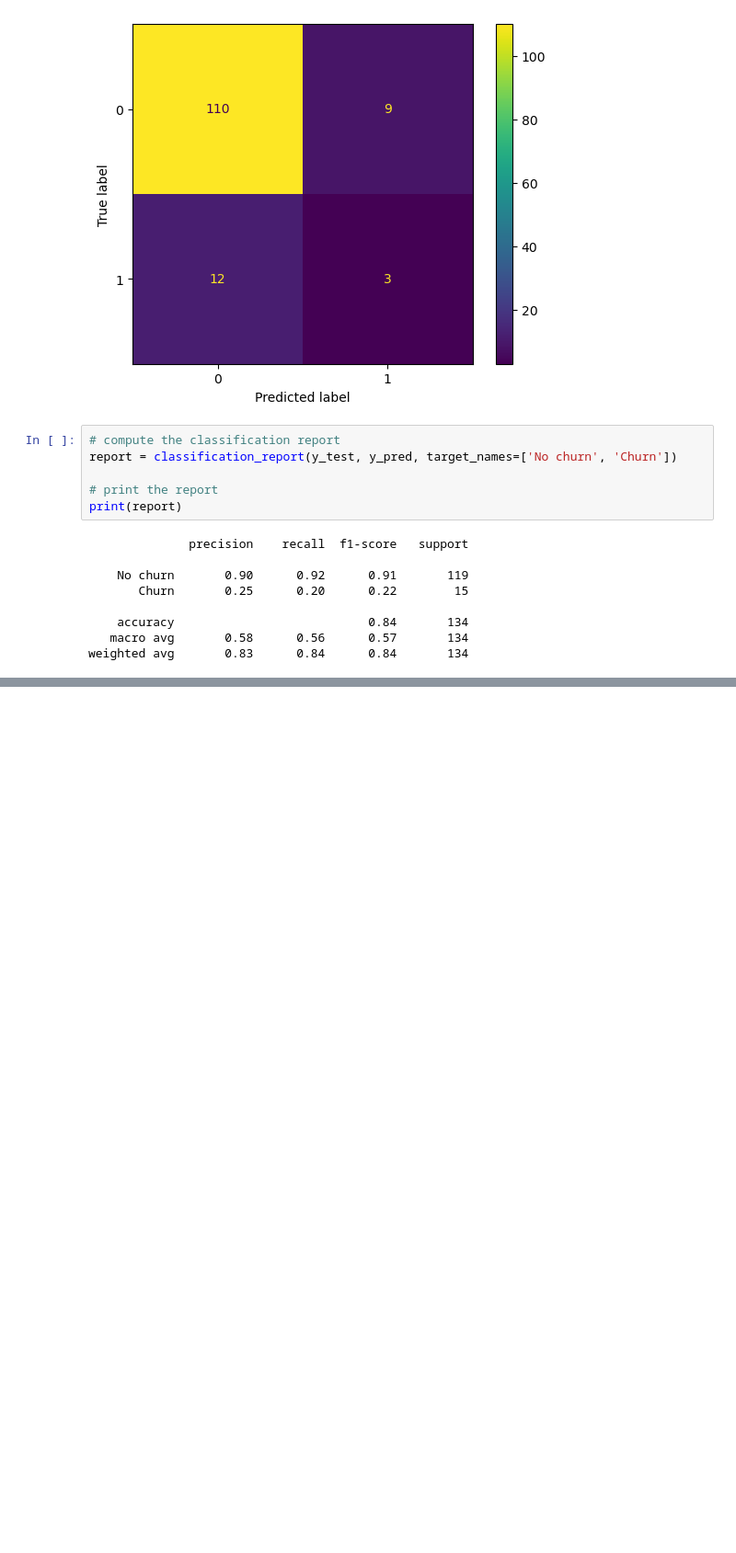
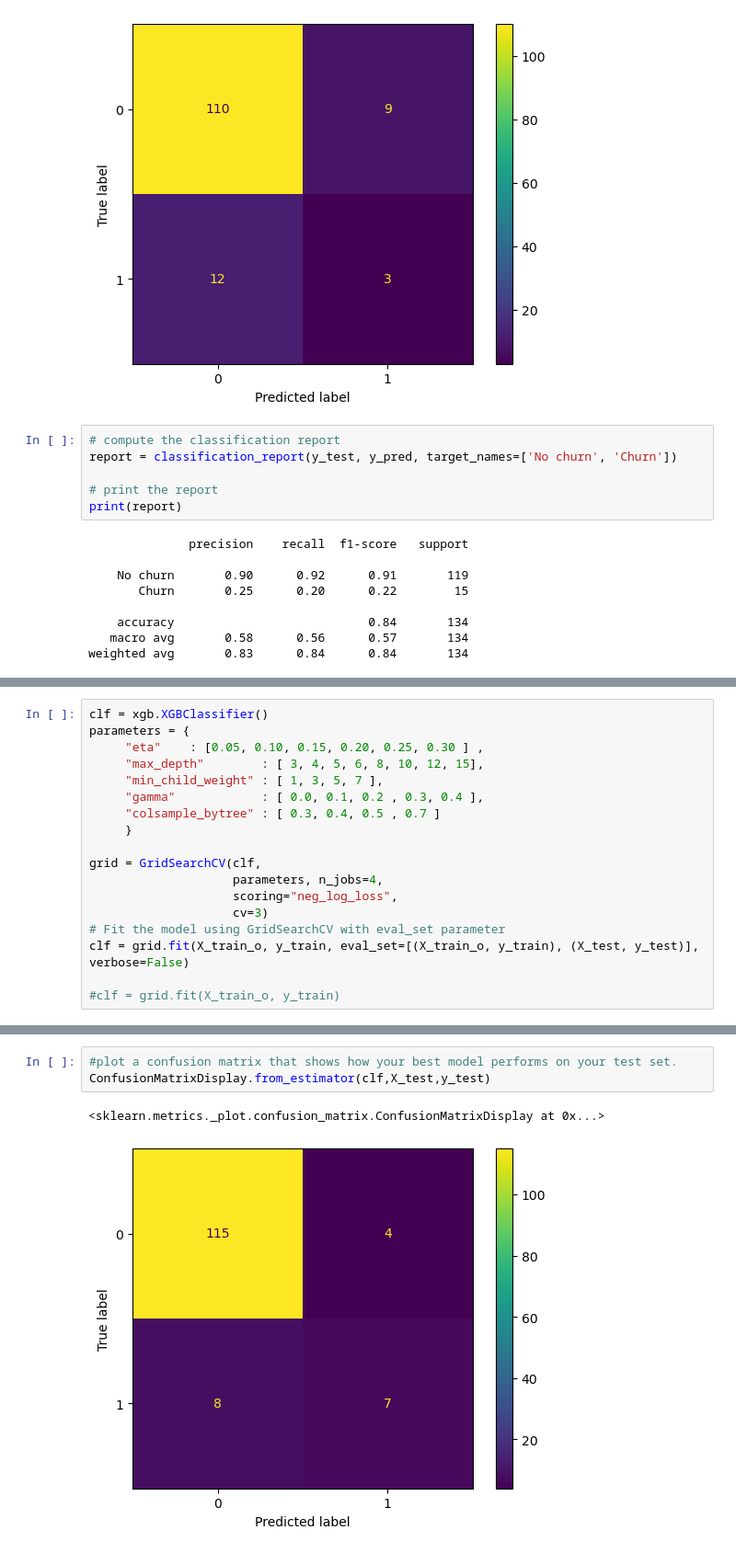
Before and after one commit to mussiehaile/ML-exam-Preparation, a Jupyter notebook: test.ipynb, the cells around one changed output, grey strips where cells are left out. Shown: that part at 92% size. Saved outputs shown, nothing was run; the diff lists cells and outputs as text; blank space fills up the shorter version.

Commit message:
finalizing the model

```diff
--- a/test.ipynb
+++ b/test.ipynb
@@ -188,0 +225,18 @@ with open("model.1.pkl","wb") as f:
+# %%
+clf = xgb.XGBClassifier()
+parameters = {
+     "eta"    : [0.05, 0.10, 0.15, 0.20, 0.25, 0.30 ] ,
+     "max_depth"        : [ 3, 4, 5, 6, 8, 10, 12, 15],
+     "min_child_weight" : [ 1, 3, 5, 7 ],
+     "gamma"            : [ 0.0, 0.1, 0.2 , 0.3, 0.4 ],
+     "colsample_bytree" : [ 0.3, 0.4, 0.5 , 0.7 ]
+     }
+
+grid = GridSearchCV(clf,
+                    parameters, n_jobs=4,
+                    scoring="neg_log_loss",
+                    cv=3)
+# Fit the model using GridSearchCV with eval_set parameter
+clf = grid.fit(X_train_o, y_train, eval_set=[(X_train_o, y_train), (X_test, y_test)], verbose=False)
+
+#clf = grid.fit(X_train_o, y_train)
@@ -188,0 +253,6 @@ with open("model.1.pkl","wb") as f:
+# %%
+#plot a confusion matrix that shows how your best model performs on your test set.
+ConfusionMatrixDisplay.from_estimator(clf,X_test,y_test)
+# %% [output]
+<sklearn.metrics._plot.confusion_matrix.ConfusionMatrixDisplay at 0x...>
+[figure, added]
```
Also changed, not shown: parts of 15 cells of this notebook, 1 other file.
